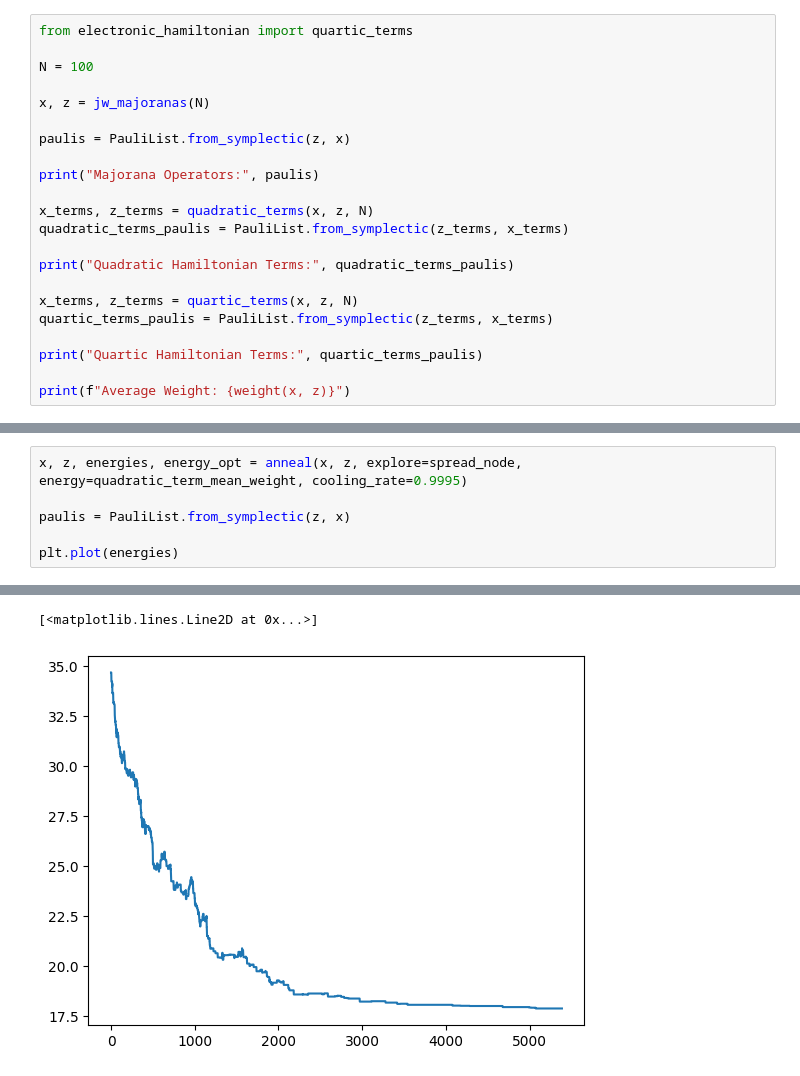
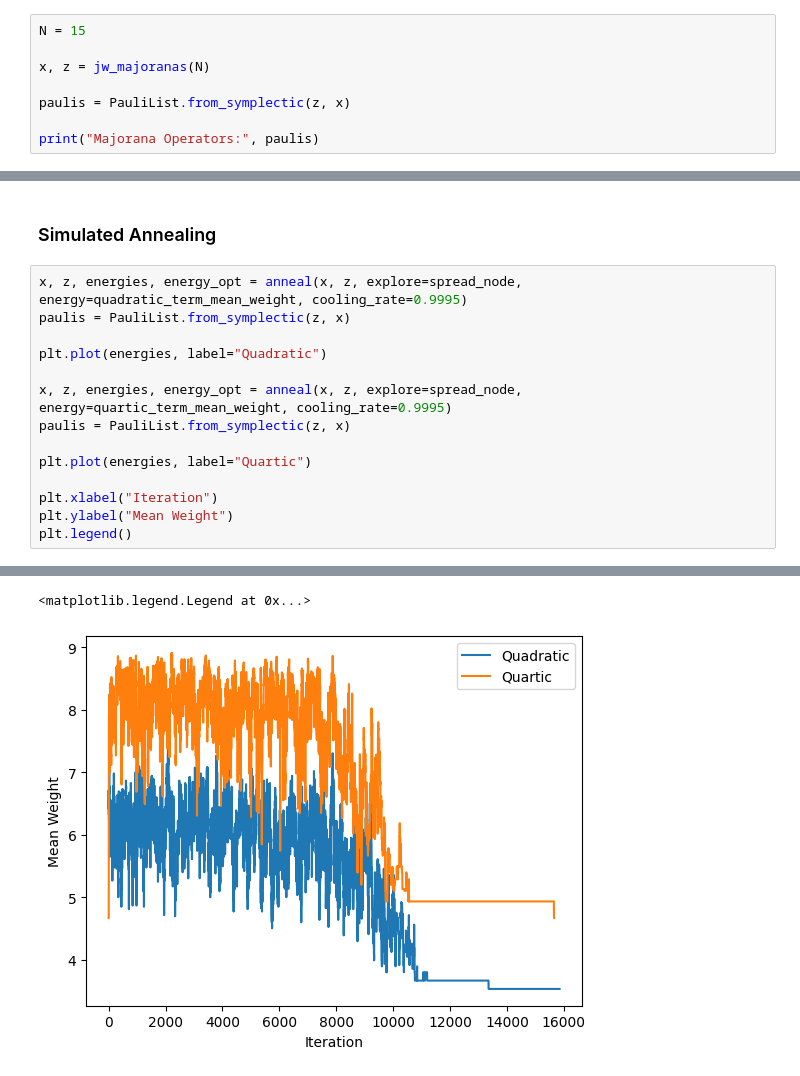
Before and after one commit to OnekaSingh/woq2025, a Jupyter notebook: binary_demo.ipynb, the cells around one changed output, grey strips where cells are left out. Drawn from its saved outputs; the diff is of its cells as text.

```diff
--- a/binary_demo.ipynb
+++ b/binary_demo.ipynb
@@ -13,23 +19,9 @@ import matplotlib.pyplot as plt
 # %%
-from electronic_hamiltonian import quartic_terms
-
-N = 100
+N = 15
 
 x, z = jw_majoranas(N)
 
 paulis = PauliList.from_symplectic(z, x)
 
 print("Majorana Operators:", paulis)
-
-x_terms, z_terms = quadratic_terms(x, z, N)
-quadratic_terms_paulis = PauliList.from_symplectic(z_terms, x_terms)
-
-print("Quadratic Hamiltonian Terms:", quadratic_terms_paulis)
-
-x_terms, z_terms = quartic_terms(x, z, N)
-quartic_terms_paulis = PauliList.from_symplectic(z_terms, x_terms)
-
-print("Quartic Hamiltonian Terms:", quartic_terms_paulis)
-
-print(f"Average Weight: {weight(x, z)}")
 # %% [output]
@@ -53,7 +70,17 @@ Average Weight: 10100
+# %% [markdown]
+### Simulated Annealing
 # %%
 x, z, energies, energy_opt = anneal(x, z, explore=spread_node, energy=quadratic_term_mean_weight, cooling_rate=0.9995)
-
 paulis = PauliList.from_symplectic(z, x)
 
-plt.plot(energies)
+plt.plot(energies, label="Quadratic")
+
+x, z, energies, energy_opt = anneal(x, z, explore=spread_node, energy=quartic_term_mean_weight, cooling_rate=0.9995)
+paulis = PauliList.from_symplectic(z, x)
+
+plt.plot(energies, label="Quartic")
+
+plt.xlabel("Iteration")
+plt.ylabel("Mean Weight")
+plt.legend()
 # %% [output]
@@ -77,2 +89,2 @@ Iteration 9362: New optimal energy = 17.887879
-[<matplotlib.lines.Line2D at 0x...>]
+<matplotlib.legend.Legend at 0x...>
-[figure, old version]
+[figure, new version]
```
Also changed, not shown: parts of 12 cells of this notebook, 1 other file.
